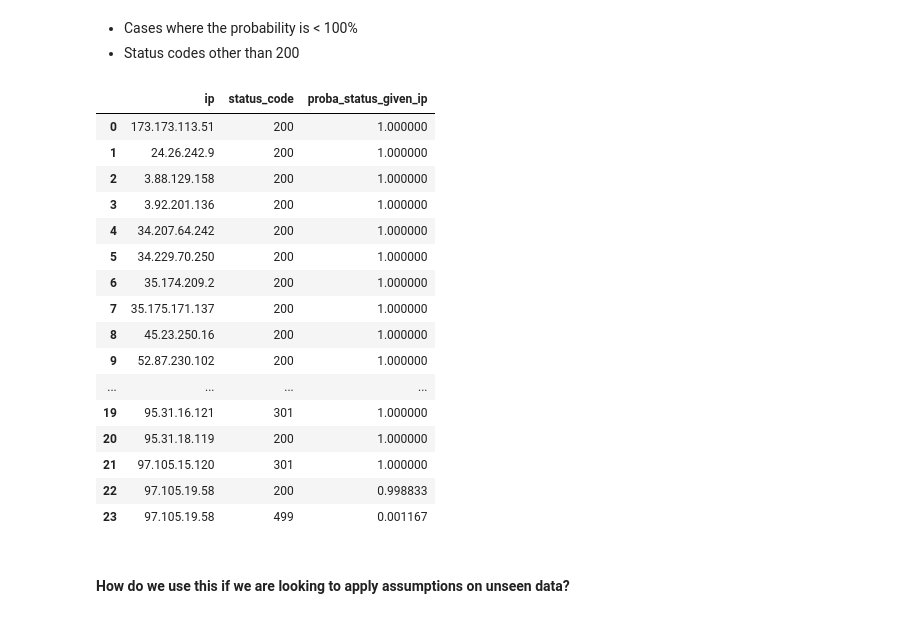
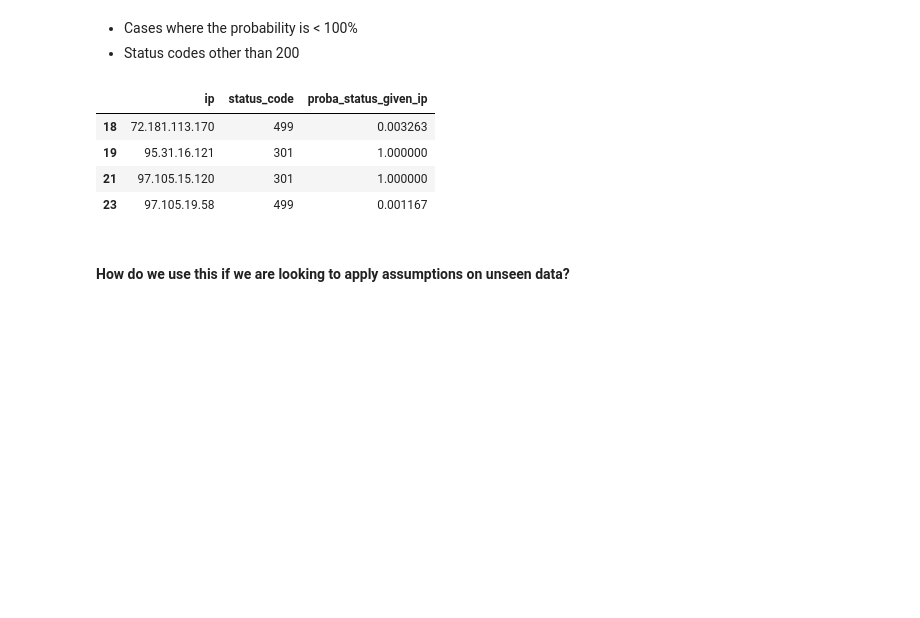
Before and after one commit to CodeupClassroom/kalpana-anomaly-detection-exercises, a Jupyter notebook: Disc_Methods.ipynb, the cells around one changed output. Drawn from its saved outputs; the diff is of its cells as text; code cells hidden in the pictures; blank space fills up the shorter version.

```diff
--- a/Disc_Methods.ipynb
+++ b/Disc_Methods.ipynb
@@ -363,24 +363,12 @@ df[df.ip == '72.181.113.170'].sort_values(by='status_code', ascending=False)
 * Cases where the probability is < 100%
 * Status codes other than 200
 # %%
-status_given_ip[status_given_ip.status_code != 200]
+status_given_ip[status_given_ip.status_code != '200']
 # %% [output]
 |  | ip | status_code | proba_status_given_ip |
-| 0 | 173.173.113.51 | 200 | 1.000000 |
-| 1 | 24.26.242.9 | 200 | 1.000000 |
-| 2 | 3.88.129.158 | 200 | 1.000000 |
-| 3 | 3.92.201.136 | 200 | 1.000000 |
-| 4 | 34.207.64.242 | 200 | 1.000000 |
-| 5 | 34.229.70.250 | 200 | 1.000000 |
-| 6 | 35.174.209.2 | 200 | 1.000000 |
-| 7 | 35.175.171.137 | 200 | 1.000000 |
-| 8 | 45.23.250.16 | 200 | 1.000000 |
-| 9 | 52.87.230.102 | 200 | 1.000000 |
-| ... | ... | ... | ... |
+| 18 | 72.181.113.170 | 499 | 0.003263 |
 | 19 | 95.31.16.121 | 301 | 1.000000 |
-| 20 | 95.31.18.119 | 200 | 1.000000 |
 | 21 | 97.105.15.120 | 301 | 1.000000 |
-| 22 | 97.105.19.58 | 200 | 0.998833 |
 | 23 | 97.105.19.58 | 499 | 0.001167 |
 # %% [markdown]
 #### How do we use this if we are looking to apply assumptions on unseen data?
```
Also changed, not shown: parts of 10 cells of this notebook.
